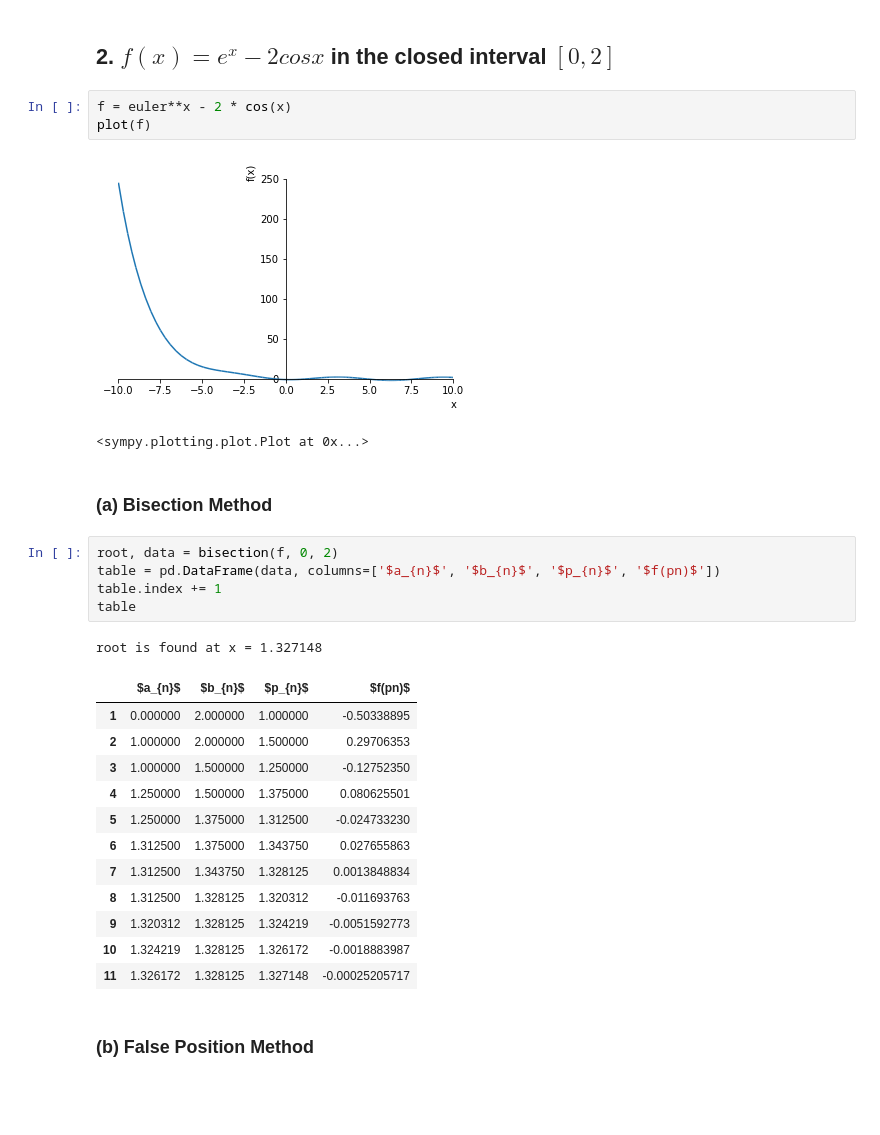
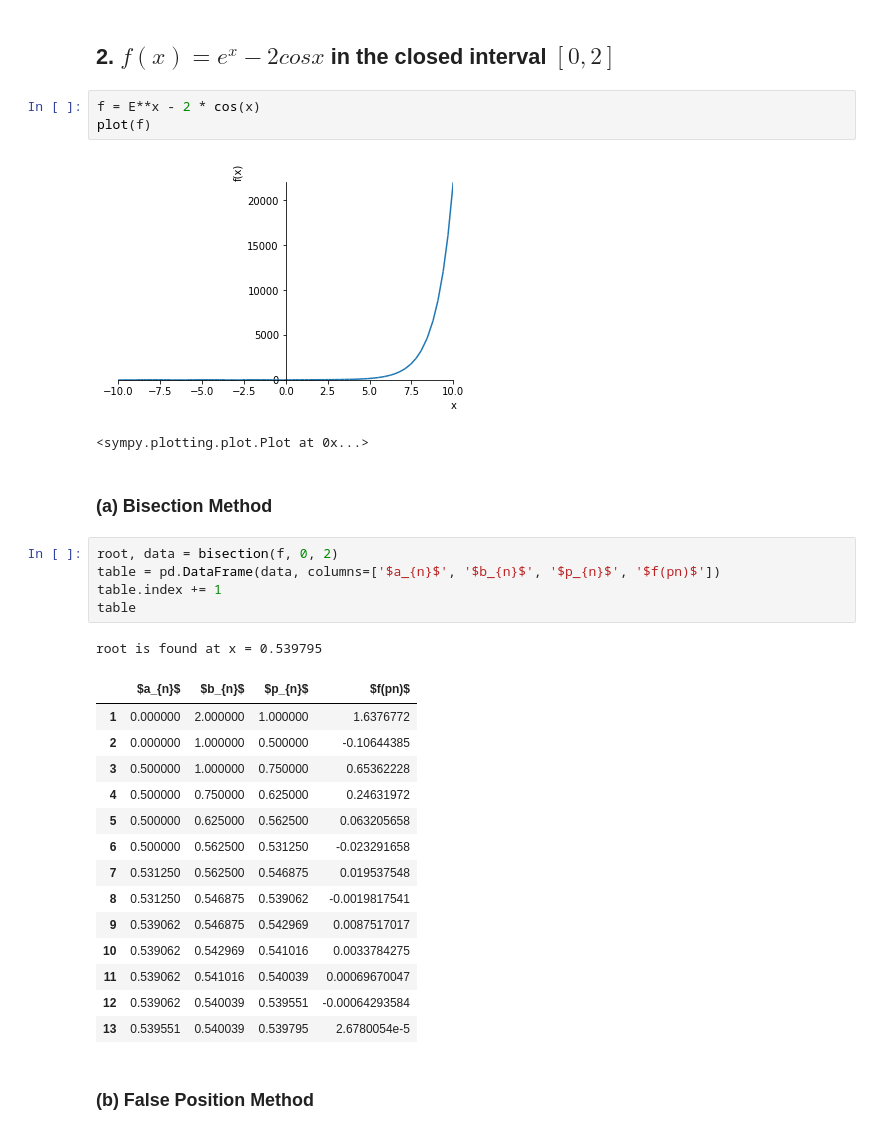
Before and after one commit to TheoKlein/106-NM-Assignment, a Jupyter notebook: Program_01/program_01.ipynb, the cells around one changed output. Saved outputs shown, nothing was run; the diff lists cells and outputs as text; blank space fills up the shorter version.

```diff
--- a/Program_01/program_01.ipynb
+++ b/Program_01/program_01.ipynb
@@ -268,10 +267,10 @@ root is found at x = 1.3652300
 # %% [markdown]
 ## 2. $f(x) = e^x - 2cosx$ in the closed interval $[0, 2]$
 # %%
-f = euler**x - 2 * cos(x)
+f = E**x - 2 * cos(x)
 plot(f)
 # %% [output]
-[figure, old version]
+[figure, new version]
 <sympy.plotting.plot.Plot at 0x...>
 # %% [markdown]
 ### (a) Bisection Method
@@ -281,19 +280,21 @@ table = pd.DataFrame(data, columns=['$a_{n}$', '$b_{n}$', '$p_{n}$', '$f(pn)$'])
 table.index += 1
 table
 # %% [output]
-root is found at x = 1.327148
+root is found at x = 0.539795
 |  | $a_{n}$ | $b_{n}$ | $p_{n}$ | $f(pn)$ |
-| 1 | 0.000000 | 2.000000 | 1.000000 | -0.50338895 |
-| 2 | 1.000000 | 2.000000 | 1.500000 | 0.29706353 |
-| 3 | 1.000000 | 1.500000 | 1.250000 | -0.12752350 |
-| 4 | 1.250000 | 1.500000 | 1.375000 | 0.080625501 |
-| 5 | 1.250000 | 1.375000 | 1.312500 | -0.024733230 |
-| 6 | 1.312500 | 1.375000 | 1.343750 | 0.027655863 |
-| 7 | 1.312500 | 1.343750 | 1.328125 | 0.0013848834 |
-| 8 | 1.312500 | 1.328125 | 1.320312 | -0.011693763 |
-| 9 | 1.320312 | 1.328125 | 1.324219 | -0.0051592773 |
-| 10 | 1.324219 | 1.328125 | 1.326172 | -0.0018883987 |
-| 11 | 1.326172 | 1.328125 | 1.327148 | -0.00025205717 |
+| 1 | 0.000000 | 2.000000 | 1.000000 | 1.6376772 |
+| 2 | 0.000000 | 1.000000 | 0.500000 | -0.10644385 |
+| 3 | 0.500000 | 1.000000 | 0.750000 | 0.65362228 |
+| 4 | 0.500000 | 0.750000 | 0.625000 | 0.24631972 |
+| 5 | 0.500000 | 0.625000 | 0.562500 | 0.063205658 |
+| 6 | 0.500000 | 0.562500 | 0.531250 | -0.023291658 |
+| 7 | 0.531250 | 0.562500 | 0.546875 | 0.019537548 |
+| 8 | 0.531250 | 0.546875 | 0.539062 | -0.0019817541 |
+| 9 | 0.539062 | 0.546875 | 0.542969 | 0.0087517017 |
+| 10 | 0.539062 | 0.542969 | 0.541016 | 0.0033784275 |
+| 11 | 0.539062 | 0.541016 | 0.540039 | 0.00069670047 |
+| 12 | 0.539062 | 0.540039 | 0.539551 | -0.00064293584 |
+| 13 | 0.539551 | 0.540039 | 0.539795 | 2.6780054e-5 |
 # %% [markdown]
 ### (b) False Position Method
 # %%
```
Also changed, not shown: parts of 10 cells of this notebook.
